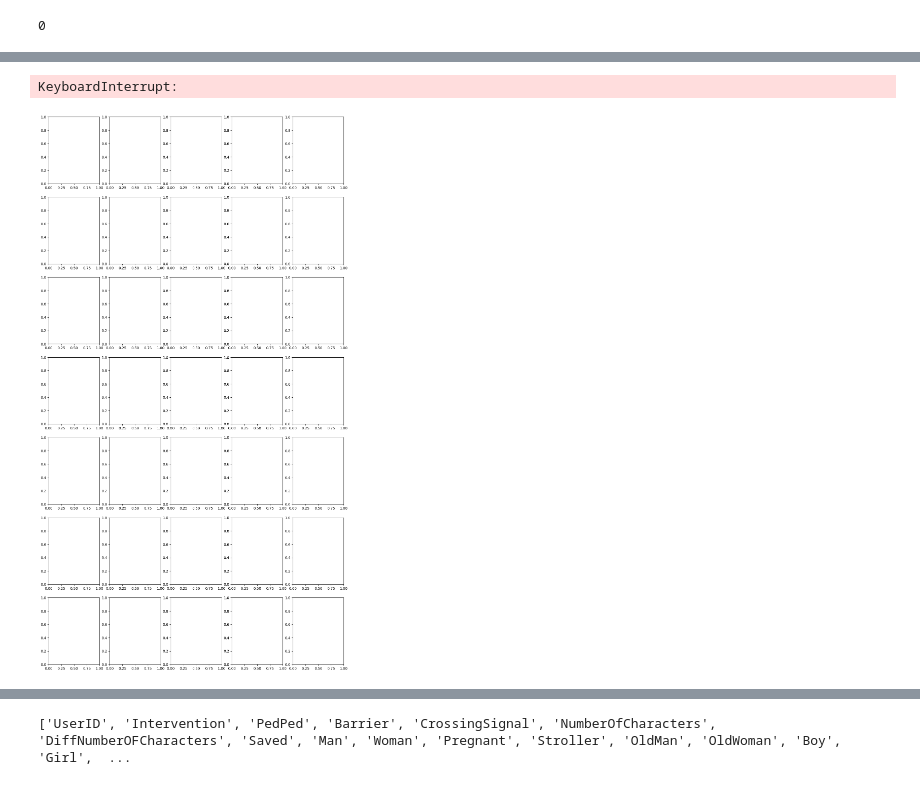
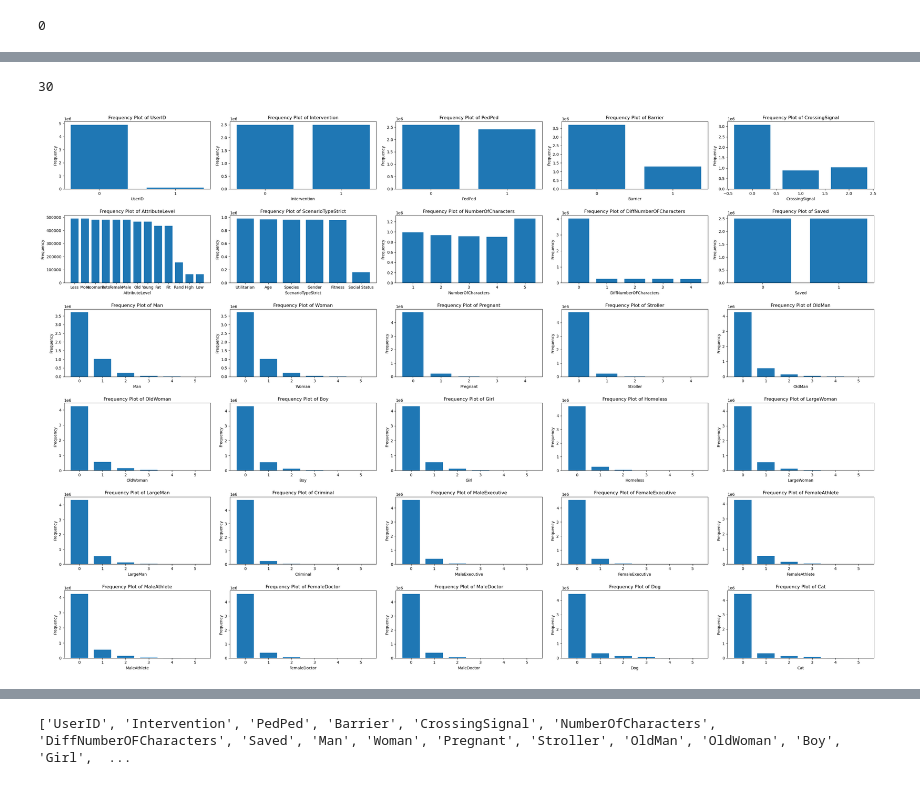
Before and after one commit to Moral-Machine-2024/Emmakuipers, a Jupyter notebook: EDA.ipynb, the cells around one changed output, grey strips where cells are left out. Saved outputs shown, nothing was run; the diff lists cells and outputs as text; code cells hidden in the pictures.

```diff
--- a/EDA.ipynb
+++ b/EDA.ipynb
@@ -195,32 +205,42 @@ plt.show()
 <Figure size 800x600 with 0 Axes>
-# %%
-"DISTRIBUTION OF OTHER VARIABLES"
-
-# Select columns you want to plot value counts for (excluding continuous ones if needed)
-columns = df_total.columns
-
-# Create a figure with subplots, adjusting the number of rows and columns based on your data
-n_cols = 4
-n_rows = 8
-
-fig, axes = plt.subplots(n_rows, n_cols, figsize=(15, n_rows * 4))
-axes = axes.flatten()  # Flatten the axes to easily iterate through them
-
-# Loop through each column and create a countplot
-for i, col in enumerate(columns):
-    # Generate countplot for each column
-    sns.countplot(data=df_total, x=col, palette='viridis', ax=axes[i])
-    axes[i].set_title(f'Distribution of {col}')
-    axes[i].set_xlabel(col)
-    axes[i].set_ylabel('Count')
-
-# Remove empty subplots (if there are more subplots than columns)
-for i in range(len(columns), len(axes)):
-    fig.delaxes(axes[i])
-
-# Adjust layout
-plt.tight_layout()
-plt.show()
-# %% [output]
-KeyboardInterrupt:
-[figure, removed]
+# %%
+column_list = df_total.columns.drop('ResponseID').tolist()
+len(column_list)
+# %% [output]
+30
+# %%
+import pandas as pd
+import matplotlib.pyplot as plt
+
+
+# List of columns for which to plot the frequency plots
+column_list = df_total.columns.drop('ResponseID').tolist()
+
+# Set up the figure and subplots (adjust the number of rows/columns depending on the number of plots)
+fig, axes = plt.subplots(6, 5, figsize=(30, 20))  # 2 rows, 3 columns, adjust as needed
+axes = axes.flatten()  # Flatten the axes array for easy iteration
+
+# Loop through the columns and create subplots
+for i, column in enumerate(column_list):
+    # Count the occurrences of each category
+    category_counts = df_total[column].value_counts()
+
+    # Create a bar plot in the corresponding subplot axis
+    axes[i].bar(category_counts.index, category_counts.values, width=0.75)
+
+    # Add labels and title for each subplot
+    axes[i].set_xlabel(str(column))
+    axes[i].set_ylabel('Frequency')
+    axes[i].set_title(f"Frequency Plot of {column}")
+
+    # If the plot has only 2 categories, adjust the x-ticks to show 0 and 1
+    if len(category_counts.index) == 2:
+        axes[i].set_xticks([0, 1])
+
+# Automatically adjust the layout for better spacing
+plt.tight_layout()
+
+# Show the entire figure with all subplots
+plt.show()
+# %% [output]
+[figure, added]
```
Also changed, not shown: parts of 17 cells of this notebook, 8 other files.
